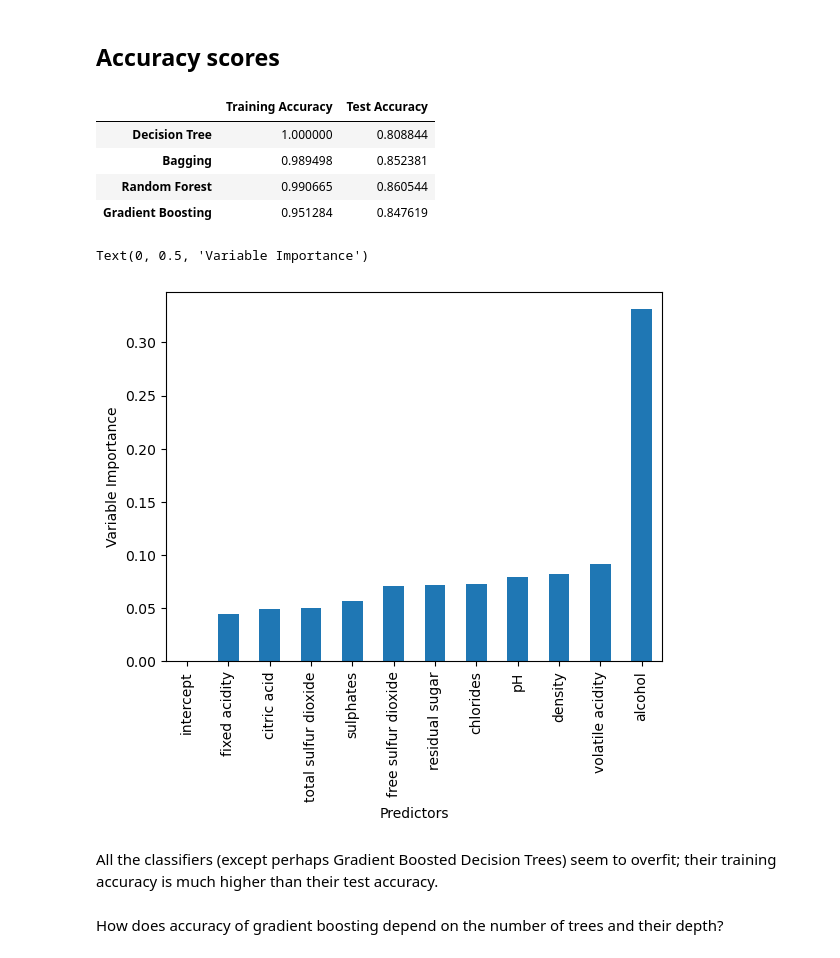
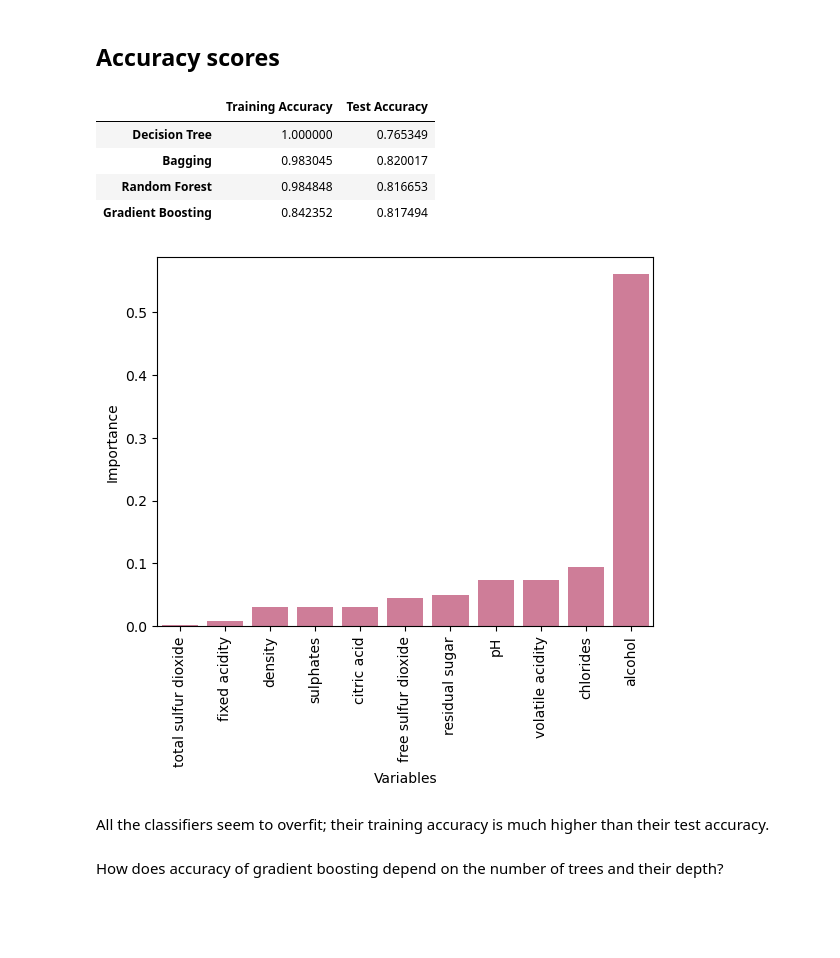
Before and after one commit to cren05237/Group4WineProject, a Jupyter notebook: RF and Boosting code white.ipynb, the cells around one changed output. Saved outputs shown, nothing was run; the diff lists cells and outputs as text; code cells hidden in the pictures; blank space fills up the shorter version.

```diff
--- a/RF and Boosting code white.ipynb
+++ b/RF and Boosting code white.ipynb
@@ -21,6 +16,7 @@ from sklearn import tree
 from sklearn.ensemble import BaggingClassifier, RandomForestClassifier, GradientBoostingClassifier
 # %%
 df = pd.read_csv('winequality-white.csv', sep=";")
+df = df.drop_duplicates()
 df_temp = df.drop('quality', axis=1)
 df_norm = (df_temp-df_temp.min())/(df_temp.max()-df_temp.min())
 q = df['quality'].apply(lambda x: 1 if x > 6 else 0)
@@ -102,8 +98,8 @@ models['Random Forest'] = \
                            random_state=1)
 
 models['Gradient Boosting'] = \
-    GradientBoostingClassifier(n_estimators=200,
-                               max_depth=4,
+    GradientBoostingClassifier(n_estimators=100,
+                               max_depth=2,
                                random_state=1)
 # %% [markdown]
 ## Fit the models
@@ -129,26 +125,30 @@ for name, model in models.items():
     prediction_test = model.predict(X_test)
     accuracy_test[name] = metrics.accuracy_score(y_test, prediction_test)
 
-df = DataFrame({'Training Accuracy':accuracy_train, 'Test Accuracy':accuracy_test})
-df
+df_a= DataFrame({'Training Accuracy':accuracy_train, 'Test Accuracy':accuracy_test})
+df_a
 # %% [output]
 |  | Training Accuracy | Test Accuracy |
-| Decision Tree | 1.000000 | 0.808844 |
-| Bagging | 0.989498 | 0.852381 |
-| Random Forest | 0.990665 | 0.860544 |
-| Gradient Boosting | 0.951284 | 0.847619 |
+| Decision Tree | 1.000000 | 0.765349 |
+| Bagging | 0.983045 | 0.820017 |
+| Random Forest | 0.984848 | 0.816653 |
+| Gradient Boosting | 0.842352 | 0.817494 |
 # %%
 names =np.insert(df_norm.columns.values[0:11], 0, 'intercept')
-#names
+names
+
 var_imp=pd.Series(models['Gradient Boosting'].feature_importances_,index=names)
-var_imp.sort_values().plot(kind='bar')
-xlabel('Predictors')
-ylabel('Variable Importance')
+var_imp_df = var_imp.reset_index()
+var_imp_df.columns = ['Variables', 'Importance']
+var_imp_df=var_imp_df[1:]
+var_imp_df.sort_values(by='Importance',inplace=True)
+bar_plot=sns.barplot(x='Variables',y='Importance',data=var_imp_df,color='palevioletred')
+plt.xticks(rotation=90)
+plt.show()
 # %% [output]
-Text(0, 0.5, 'Variable Importance')
-[figure, old version]
+[figure, new version]
 # %% [markdown]
-All the classifiers (except perhaps Gradient Boosted Decision Trees) seem to overfit; their training accuracy is much higher than their test accuracy.
+All the classifiers seem to overfit; their training accuracy is much higher than their test accuracy.
 # %% [markdown]
 How does accuracy of gradient boosting depend on the number of trees and their depth?
 # %%
```
Also changed, not shown: parts of 10 cells of this notebook, 1 other file.
